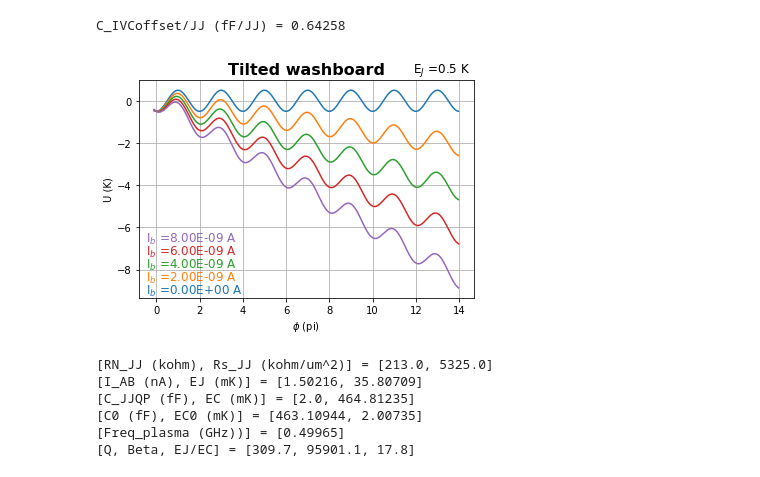
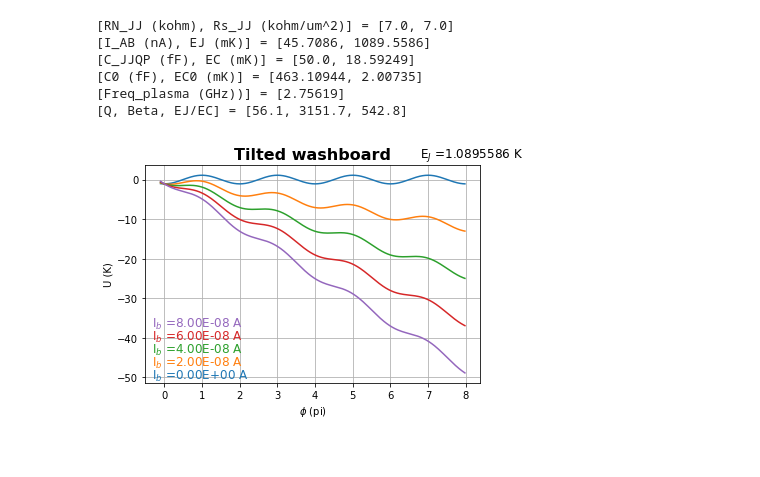
Before and after one commit to wslu42/JJcalculator, a Jupyter notebook: JJcalculator.ipynb, the cells around one changed output. Saved outputs shown, nothing was run; the diff lists cells and outputs as text; code cells hidden in the pictures.

Commit message:
Update JJcalculator.ipynb
Adjust order so user may check washboard potential after knowing EJ

```diff
--- a/JJcalculator.ipynb
+++ b/JJcalculator.ipynb
@@ -72,19 +72,17 @@ def tiltedWashboardU(EJKBT, IbiasArr):
 #   ax.axis([0, 10, 0, 10])
    plt.show()
 # %%
-print (CfromIVCoffset(1.87E-3))
+#print (CfromIVCoffset(1.87E-3))
-# %% [output]
-C_IVCoffset/JJ (fF/JJ) = 0.64258
+# %%
+print (JJparameters(RN=7E3, JJwidthUM=1, metalTHK=250E-10, Tc=1.34))
+# %% [output]
+[RN_JJ (kohm), Rs_JJ (kohm/um^2)] = [7.0, 7.0]
+[I_AB (nA), EJ (mK)] = [45.7086, 1089.5586]
+[C_JJQP (fF), EC (mK)] = [50.0, 18.59249]
+[C0 (fF), EC0 (mK)] = [463.10944, 2.00735]
+[Freq_plasma (GHz))] = [2.75619]
+[Q, Beta, EJ/EC] = [56.1, 3151.7, 542.8]
 # %%
-tiltedWashboardU(0.5, np.arange(0E-9, 10E-9, 2E-9))
+tiltedWashboardU(1089.5586E-3, np.arange(0E-9, 100E-9, 20E-9))
 # %% [output]
-[figure, old version]
+[figure, new version]
-# %%
-print (JJparameters(RN=213E3, JJwidthUM=0.2, metalTHK=250E-10, Tc=1.34))
-# %% [output]
-[RN_JJ (kohm), Rs_JJ (kohm/um^2)] = [213.0, 5325.0]
-[I_AB (nA), EJ (mK)] = [1.50216, 35.80709]
-[C_JJQP (fF), EC (mK)] = [2.0, 464.81235]
-[C0 (fF), EC0 (mK)] = [463.10944, 2.00735]
-[Freq_plasma (GHz))] = [0.49965]
-[Q, Beta, EJ/EC] = [309.7, 95901.1, 17.8]
```
Also changed, not shown: parts of 1 cell of this notebook.
